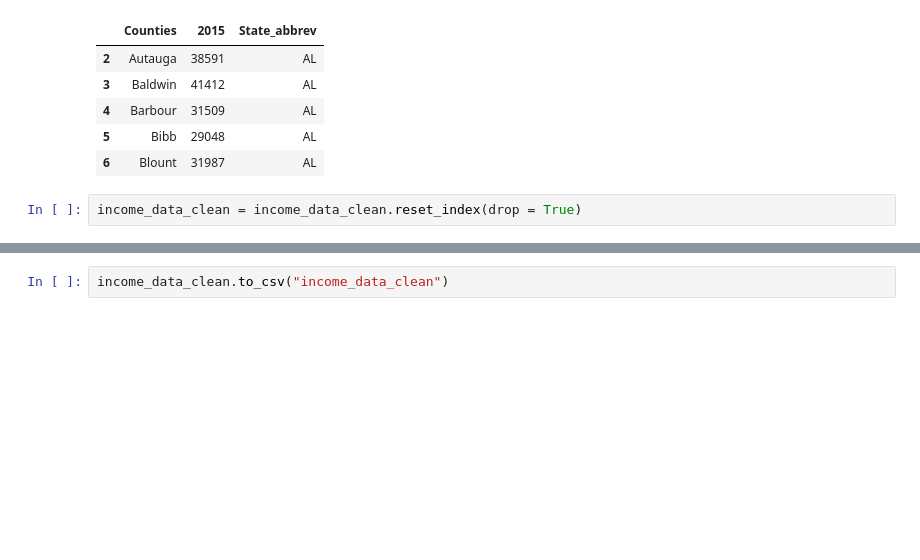
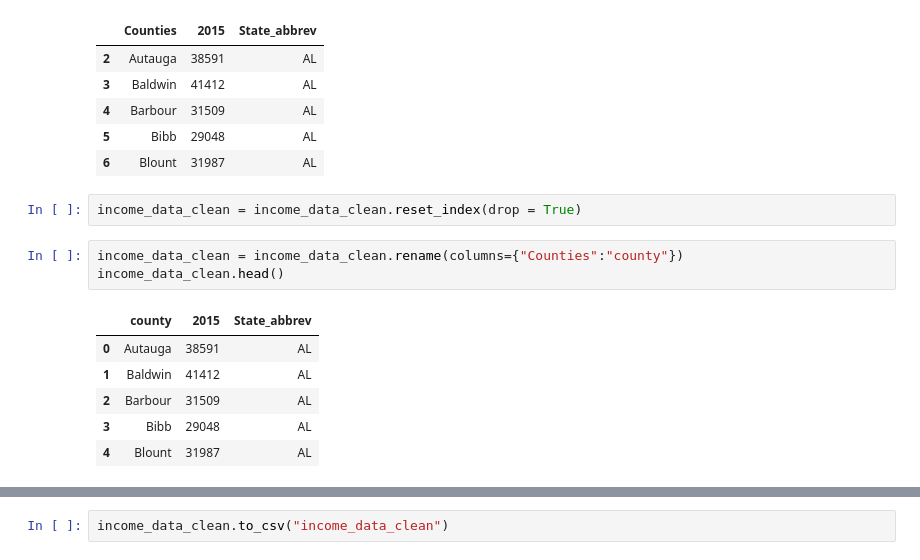
Before and after one commit to natashacrosby/Project_1, a Jupyter notebook: Income_Data_Project_1.ipynb, the cells around one changed output, grey strips where cells are left out. Cells and saved outputs as stored; diff of their text form; blank space fills up the shorter version.

Commit message:
reformat column name, set so county, state

```diff
--- a/Income_Data_Project_1.ipynb
+++ b/Income_Data_Project_1.ipynb
@@ -257,3 +257,13 @@ income_data_clean.head()
 | 6 | Blount | 31987 | AL |
 # %%
 income_data_clean = income_data_clean.reset_index(drop = True)
+# %%
+income_data_clean = income_data_clean.rename(columns={"Counties":"county"})
+income_data_clean.head()
+# %% [output]
+|  | county | 2015 | State_abbrev |
+| 0 | Autauga | 38591 | AL |
+| 1 | Baldwin | 41412 | AL |
+| 2 | Barbour | 31509 | AL |
+| 3 | Bibb | 29048 | AL |
+| 4 | Blount | 31987 | AL |
```
Also changed, not shown: parts of 2 cells of this notebook, 1 other file.
